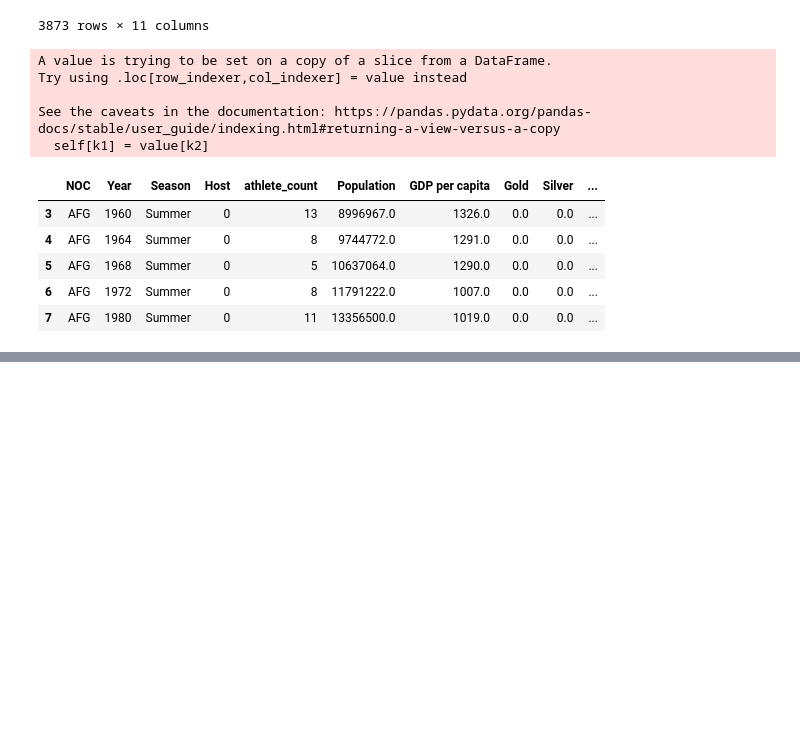
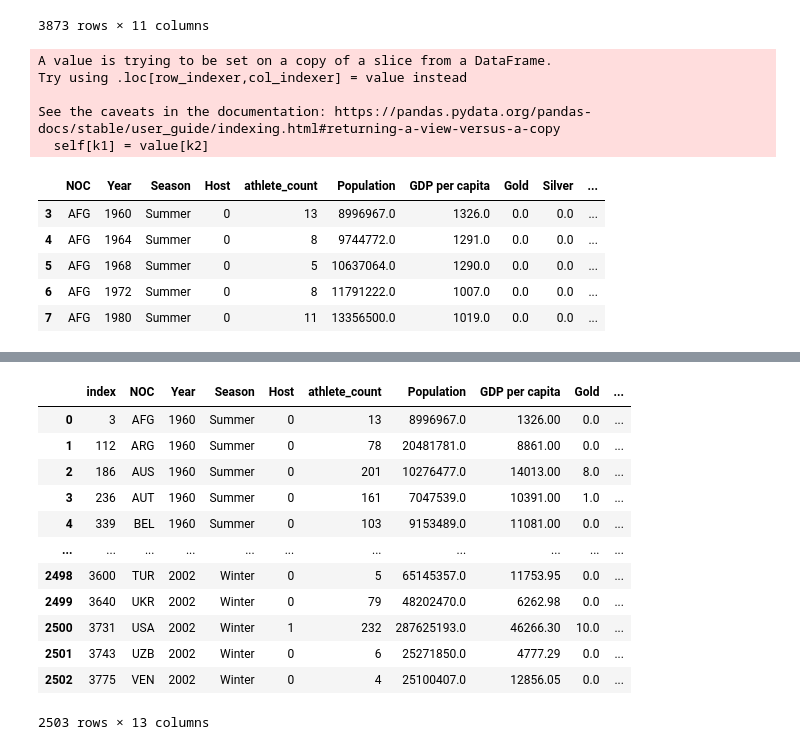
Before and after one commit to olympics2022/olympic_medal_analysis, a Jupyter notebook: Dataframe_merge.ipynb, the cells around one changed output, grey strips where cells are left out. Drawn from its saved outputs; the diff is of its cells as text; code cells hidden in the pictures; blank space fills up the shorter version.

Commit message:
Medal Share Calculation

```diff
--- a/Dataframe_merge.ipynb
+++ b/Dataframe_merge.ipynb
@@ -228,2 +228,6 @@ ML_df.describe()
 # %%
 ML_df.to_csv('CSV_In_Progress/MLR_dataset.csv')
+# %%
+annual_total_df = ML_df.groupby(['Year', 'Season']).sum(['Total'])
+annual_total_df = annual_total_df.drop(['index', 'Host', 'athlete_count', 'Population', 'GDP per capita', 'Gold', 'Silver', 'Bronze'], axis=1)
+annual_total_df
@@ -229,0 +253,18 @@ ML_df.to_csv('CSV_In_Progress/MLR_dataset.csv')
+# %%
+medal_share_df = pd.merge(ML_df, annual_total_df, how='inner', left_on=['Year', 'Season'], right_on=['Year', 'Season'])
+medal_share_df = medal_share_df.rename(columns={'Total_x': 'country_medal_total', 'Total_y': 'olympic_total'})
+medal_share_df
+# %% [output]
+|  | index | NOC | Year | Season | Host | athlete_count | Population | GDP per capita | Gold | ... |
+| 0 | 3 | AFG | 1960 | Summer | 0 | 13 | 8996967.0 | 1326.00 | 0.0 | ... |
+| 1 | 112 | ARG | 1960 | Summer | 0 | 78 | 20481781.0 | 8861.00 | 0.0 | ... |
+| 2 | 186 | AUS | 1960 | Summer | 0 | 201 | 10276477.0 | 14013.00 | 8.0 | ... |
+| 3 | 236 | AUT | 1960 | Summer | 0 | 161 | 7047539.0 | 10391.00 | 1.0 | ... |
+| 4 | 339 | BEL | 1960 | Summer | 0 | 103 | 9153489.0 | 11081.00 | 0.0 | ... |
+| ... | ... | ... | ... | ... | ... | ... | ... | ... | ... | ... |
+| 2498 | 3600 | TUR | 2002 | Winter | 0 | 5 | 65145357.0 | 11753.95 | 0.0 | ... |
+| 2499 | 3640 | UKR | 2002 | Winter | 0 | 79 | 48202470.0 | 6262.98 | 0.0 | ... |
+| 2500 | 3731 | USA | 2002 | Winter | 1 | 232 | 287625193.0 | 46266.30 | 10.0 | ... |
+| 2501 | 3743 | UZB | 2002 | Winter | 0 | 6 | 25271850.0 | 4777.29 | 0.0 | ... |
+| 2502 | 3775 | VEN | 2002 | Winter | 0 | 4 | 25100407.0 | 12856.05 | 0.0 | ... |
+2503 rows × 13 columns
```
Also changed, not shown: parts of 3 cells of this notebook, 1 other file.
